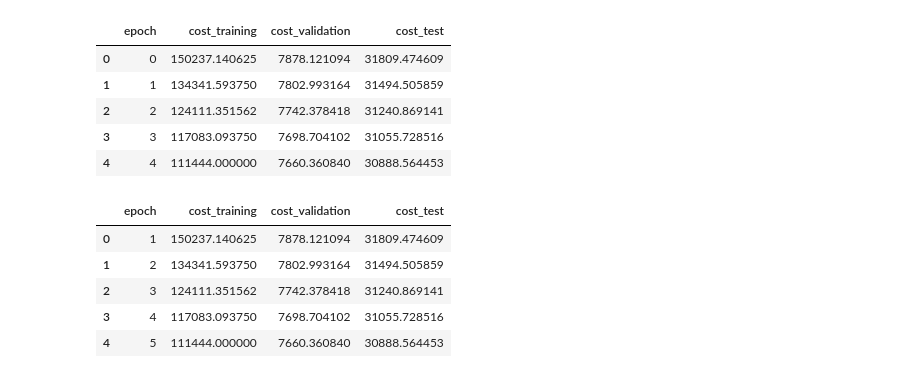
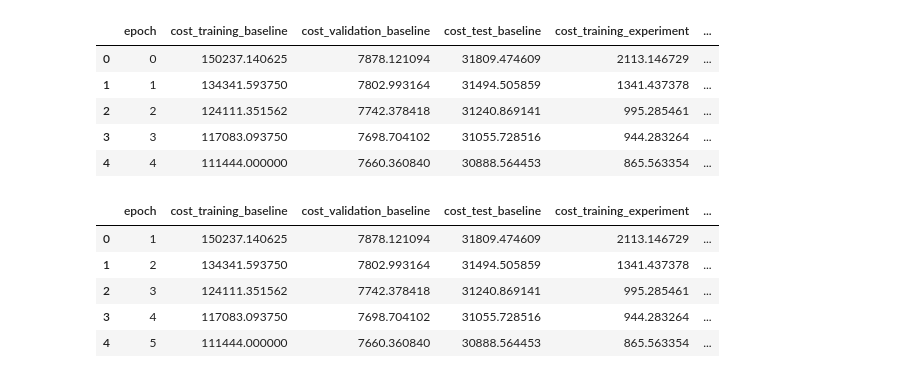
Before and after one commit to xhosaBoy/optimised-neural-tensor-network, a Jupyter notebook: notebooks/Wordnet_Results.ipynb, the cells around one changed output. Drawn from its saved outputs; the diff is of its cells as text; code cells hidden in the pictures.

```diff
--- a/notebooks/Wordnet_Results.ipynb
+++ b/notebooks/Wordnet_Results.ipynb
@@ -22,4 +22,4 @@ path
 # %%
-results_baseline = pd.read_csv(path)
-results_baseline.head()
+results = pd.read_csv(path)
+results.head()
 # %% [output]
@@ -32,3 +31,0 @@ results_baseline.head()
-# %%
-results_baseline = results_baseline.reset_index()
-results_baseline.head()
@@ -42,20 +42,20 @@ results_baseline.head()
 # %%
-results_baseline = results_baseline.rename(columns={'index': 'epoch'})
-results_baseline.head()
+results = results_baseline.rename(columns={'index': 'epoch'})
+results.head()
 # %% [output]
-|  | epoch | cost_training | cost_validation | cost_test |
-| 0 | 0 | 150237.140625 | 7878.121094 | 31809.474609 |
-| 1 | 1 | 134341.593750 | 7802.993164 | 31494.505859 |
-| 2 | 2 | 124111.351562 | 7742.378418 | 31240.869141 |
-| 3 | 3 | 117083.093750 | 7698.704102 | 31055.728516 |
-| 4 | 4 | 111444.000000 | 7660.360840 | 30888.564453 |
+|  | epoch | cost_training_baseline | cost_validation_baseline | cost_test_baseline | cost_training_experiment | ... |
+| 0 | 0 | 150237.140625 | 7878.121094 | 31809.474609 | 2113.146729 | ... |
+| 1 | 1 | 134341.593750 | 7802.993164 | 31494.505859 | 1341.437378 | ... |
+| 2 | 2 | 124111.351562 | 7742.378418 | 31240.869141 | 995.285461 | ... |
+| 3 | 3 | 117083.093750 | 7698.704102 | 31055.728516 | 944.283264 | ... |
+| 4 | 4 | 111444.000000 | 7660.360840 | 30888.564453 | 865.563354 | ... |
 # %%
-results_baseline['epoch'] += 1
-results_baseline.head()
+results['epoch'] += 1
+results.head()
 # %% [output]
-|  | epoch | cost_training | cost_validation | cost_test |
-| 0 | 1 | 150237.140625 | 7878.121094 | 31809.474609 |
-| 1 | 2 | 134341.593750 | 7802.993164 | 31494.505859 |
-| 2 | 3 | 124111.351562 | 7742.378418 | 31240.869141 |
-| 3 | 4 | 117083.093750 | 7698.704102 | 31055.728516 |
-| 4 | 5 | 111444.000000 | 7660.360840 | 30888.564453 |
+|  | epoch | cost_training_baseline | cost_validation_baseline | cost_test_baseline | cost_training_experiment | ... |
+| 0 | 1 | 150237.140625 | 7878.121094 | 31809.474609 | 2113.146729 | ... |
+| 1 | 2 | 134341.593750 | 7802.993164 | 31494.505859 | 1341.437378 | ... |
+| 2 | 3 | 124111.351562 | 7742.378418 | 31240.869141 | 995.285461 | ... |
+| 3 | 4 | 117083.093750 | 7698.704102 | 31055.728516 | 944.283264 | ... |
+| 4 | 5 | 111444.000000 | 7660.360840 | 30888.564453 | 865.563354 | ... |
```
Also changed, not shown: parts of 19 cells of this notebook, 3 other files.
